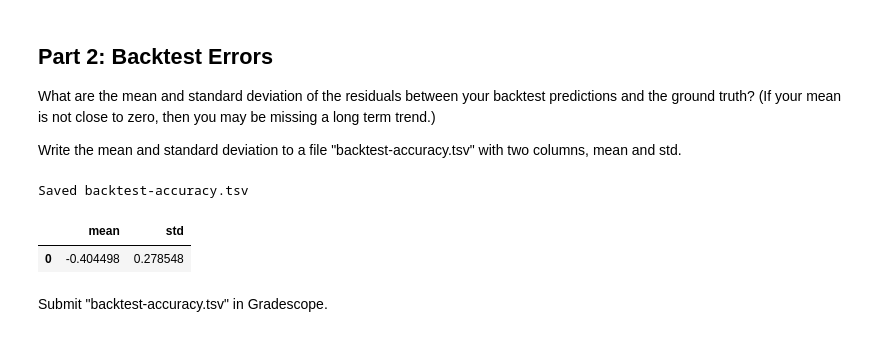
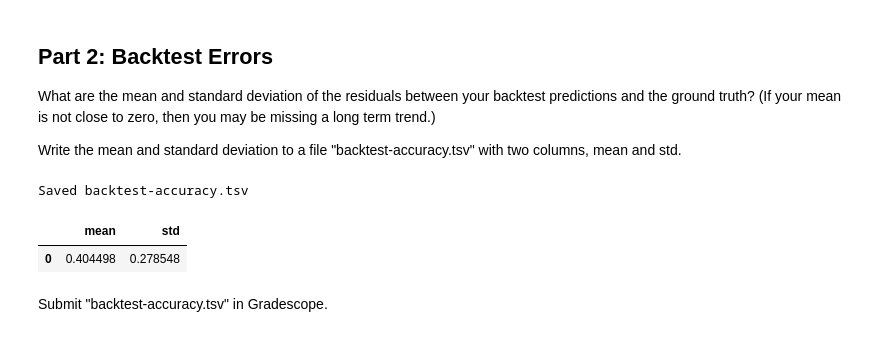
Before and after one commit to acasas11/dx704-project-02, a Jupyter notebook: project.ipynb, the cells around one changed output. Drawn from its saved outputs; the diff is of its cells as text; code cells hidden in the pictures.

```diff
--- a/project.ipynb
+++ b/project.ipynb
@@ -140,19 +133,15 @@ What are the mean and standard deviation of the residuals between your backtest
 Write the mean and standard deviation to a file "backtest-accuracy.tsv" with two columns, mean and std.
 # %%
 # YOUR CHANGES HERE
-
-# PART 2 — Backtest Errors → backtest-accuracy.tsv (mean, std)
 
 import numpy as np
 import pandas as pd
 
-# --- Load backtest predictions (must already exist) ---
 bt = pd.read_csv("strawberry-backtest.tsv", sep="\t")
 assert list(bt.columns) == ["month", "price"], "strawberry-backtest.tsv must have columns: month, price"
-bt["Date"] = pd.to_datetime(bt["month"], format="%Y-%m", errors="raise")
+bt["Date"] = pd.to_datetime(bt["month"], errors="raise")
 bt = bt.rename(columns={"price": "Forecast"})[["Date", "Forecast"]]
 
-# --- Load raw data and normalize to monthly Date/Price ---
 raw = pd.read_csv("strawberry-prices.tsv", sep="\t")
 lower = {c.lower(): c for c in raw.columns}
 
@@ -164,39 +153,36 @@ else:
     raise ValueError(f"Expected a 'Date' or 'month' column; found {raw.columns.tolist()}")
 
 if "price" in lower:
     raw["Price"] = pd.to_numeric(raw[lower["price"]], errors="coerce")
 elif "value" in lower:
     raw["Price"] = pd.to_numeric(raw[lower["value"]], errors="coerce")
 else:
     raise ValueError(f"Expected a 'price' column; found {raw.columns.tolist()}")
 
 df = (raw[["Date","Price"]]
       .dropna()
       .sort_values("Date")
       .groupby(raw["Date"].dt.to_period("M"))
       .agg(Price=("Price","last")))
 df.index = df.index.to_timestamp()
 df = df.reset_index().rename(columns={"index":"Date"})
 
-# --- Actual 2024 and join with 2024 forecasts ---
 actual_2024 = df[df["Date"].dt.year.eq(2024)][["Date","Price"]]
 merged = actual_2024.merge(bt, on="Date", how="inner").sort_values("Date")
 assert len(merged) == 12, f"Need 12 matched months for 2024, got {len(merged)}."
 
-# --- Residuals: actual - forecast ---
-resid = merged["Price"] - merged["Forecast"]
+resid = merged["Forecast"] - merged["Price"]
 res_mean = resid.mean()
-res_std  = resid.std(ddof=1)  # sample standard deviation
+res_std  = resid.std(ddof=1)
 
-# --- Save required file ---
 acc = pd.DataFrame({"mean": [res_mean], "std": [res_std]})
 acc.to_csv("backtest-accuracy.tsv", sep="\t", index=False)
 print("Saved backtest-accuracy.tsv")
 display(acc)
 # %% [output]
 Saved backtest-accuracy.tsv
 |  | mean | std |
-| 0 | -0.404498 | 0.278548 |
+| 0 | 0.404498 | 0.278548 |
 # %% [markdown]
 Submit "backtest-accuracy.tsv" in Gradescope.
 # %% [markdown]
```
Also changed, not shown: parts of 4 cells of this notebook, 3 other files.
